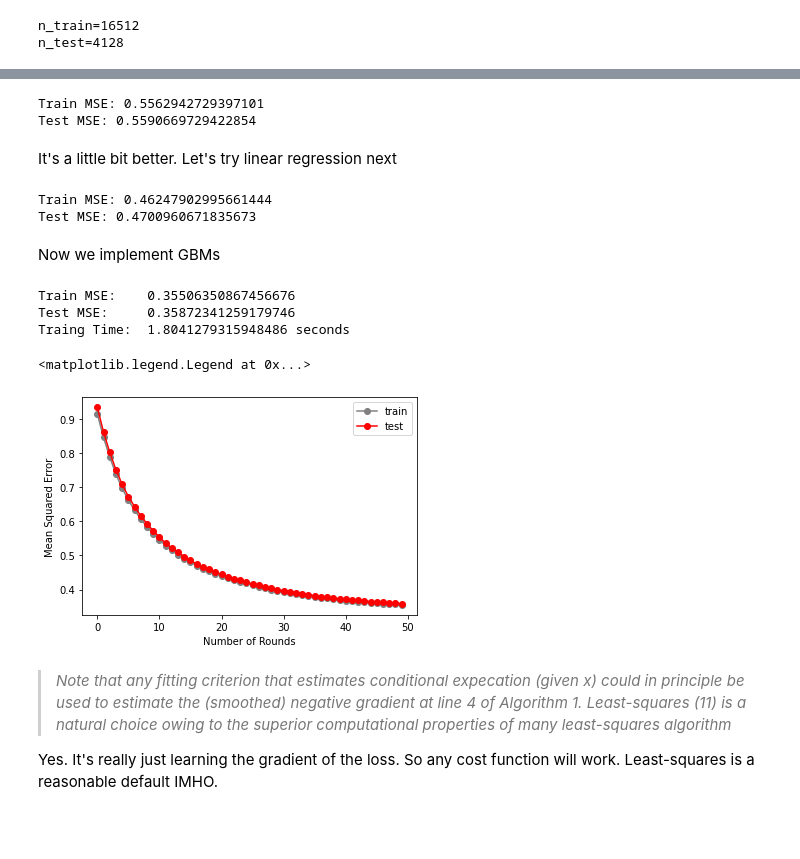
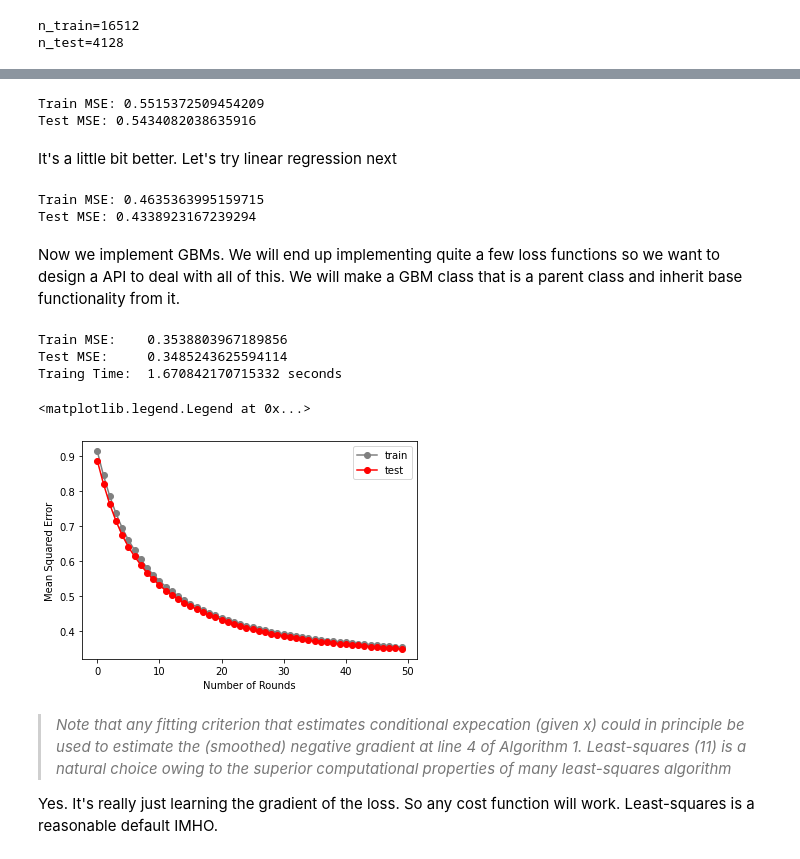
Before and after one commit to mattsgithub/papers-deconstructed, a Jupyter notebook: greedy_function_approximation_a_gradient_boosting_machine.ipynb, the cells around one changed output, grey strips where cells are left out. Drawn from its saved outputs; the diff is of its cells as text; code cells hidden in the pictures; blank space fills up the shorter version.

```diff
--- a/greedy_function_approximation_a_gradient_boosting_machine.ipynb
+++ b/greedy_function_approximation_a_gradient_boosting_machine.ipynb
@@ -610,9 +609,6 @@ ds.feature_names
  'Longitude']
 # %%
 from sklearn import preprocessing
-
-scaler = preprocessing.StandardScaler().fit(X_train)
-
 
 X_train, X_test, y_train, y_test = sklearn.model_selection.train_test_split(X, y,
                                                                             test_size=.2,
@@ -621,8 +617,8 @@ X_train, X_test, y_train, y_test = sklearn.model_selection.train_test_split(X, y
 X_scaler = preprocessing.StandardScaler().fit(X_train)
 y_scaler = preprocessing.StandardScaler().fit(y_train.reshape(-1, 1))
 
-X_train = scaler.transform(X_train)
-X_test = scaler.transform(X_test)
+X_train = X_scaler.transform(X_train)
+X_test = X_scaler.transform(X_test)
 
 y_train = y_scaler.transform(y_train.reshape(-1, 1)).flatten()
 y_test = y_scaler.transform(y_test.reshape(-1, 1)).flatten()
@@ -653,8 +649,8 @@ test_error = mean_squared_error(y_test, decision_tree_baseline.predict(X_test))
 print(f'Train MSE: {train_error}')
 print(f'Test MSE: {test_error}')
 # %% [output]
-Train MSE: 0.5562942729397101
-Test MSE: 0.5590669729422854
+Train MSE: 0.5515372509454209
+Test MSE: 0.5434082038635916
 # %% [markdown]
 It's a little bit better. Let's try linear regression next
 # %%
@@ -666,14 +662,13 @@ test_error = mean_squared_error(y_test, model_baseline.predict(X_test))
 print(f'Train MSE: {train_error}')
 print(f'Test MSE: {test_error}')
 # %% [output]
-Train MSE: 0.46247902995661444
-Test MSE: 0.4700960671835673
+Train MSE: 0.4635363995159715
+Test MSE: 0.4338923167239294
 # %% [markdown]
-Now we implement GBMs
+Now we implement GBMs. We will end up implementing quite a few loss functions so we want to design a API to deal with all of this. We will make a GBM class that is a parent class and inherit base functionality from it.
 # %%
-class GBM():
+class LeastSquaresGBM():
     def __init__(self,
-                 loss_fn,
                  booster,
                  n_boost,
                  step_size=0.001,
@@ -685,12 +680,9 @@ class GBM():
         self.booster = booster
         self.X_test = X_test
         self.y_test = y_test
+        self.loss_fn = lambda y, y_hat: (y - y_hat)**2 / 2.
+        self.grad_loss_fn = lambda y, y_hat: -(y - y_hat)
 
-        if loss_fn == 'least_squares':
-            self.loss_fn = lambda y, y_hat: (y - y_hat)**2 / 2.
-            self.grad_loss_fn = lambda y, y_hat: -(y - y_hat)
-        else:
-            raise ValueError(f'{loss_fn} is an unsupported loss function')
         # Set during fit
         # But set here for visibility sake
         self.prior = None
@@ -762,35 +754,34 @@ class GBM():
 # %%
 from sklearn.tree import DecisionTreeRegressor
 from sklearn.metrics import mean_squared_error
 
-model = GBM(loss_fn='least_squares',
-            booster=DecisionTreeRegressor(max_depth=2, criterion='friedman_mse'),
-            n_boost=50,
-            step_size=.1,
-            X_test=X_test,
-            y_test=y_test)
+model = LeastSquaresGBM(booster=DecisionTreeRegressor(max_depth=2, criterion='friedman_mse'),
+                        n_boost=50,
+                        step_size=.1,
+                        X_test=X_test,
+                        y_test=y_test)
 
 model.fit(X_train, y_train)
 
 train_error = mean_squared_error(y_train, model.predict(X_train))
 test_error = mean_squared_error(y_test, model.predict(X_test))
 
 print(f'Train MSE:    {train_error}')
 print(f'Test MSE:     {test_error}')
 print(f'Traing Time:  {model.training_time} seconds')
 
 fig, ax = plt.subplots()
 ax.plot(range(len(model.training_loss)), model.training_loss, marker='o', color='gray', label='train')
 ax.plot(range(len(model.test_loss)), model.test_loss, marker='o', color='red', label='test')
 ax.set_ylabel('Mean Squared Error')
 ax.set_xlabel('Number of Rounds')
 plt.legend()
 # %% [output]
-Train MSE:    0.35506350867456676
-Test MSE:     0.35872341259179746
-Traing Time:  1.8041279315948486 seconds
+Train MSE:    0.3538803967189856
+Test MSE:     0.3485243625594114
+Traing Time:  1.670842170715332 seconds
 <matplotlib.legend.Legend at 0x...>
-[figure, old version]
+[figure, new version]
 # %% [markdown]
 > <i>Note that any fitting criterion that estimates conditional expecation (given x) could in principle be used to estimate the (smoothed) negative gradient at line 4 of Algorithm 1. Least-squares (11) is a natural choice owing to the superior computational properties of many least-squares algorithm
 
```
Also changed, not shown: parts of 8 cells of this notebook.
